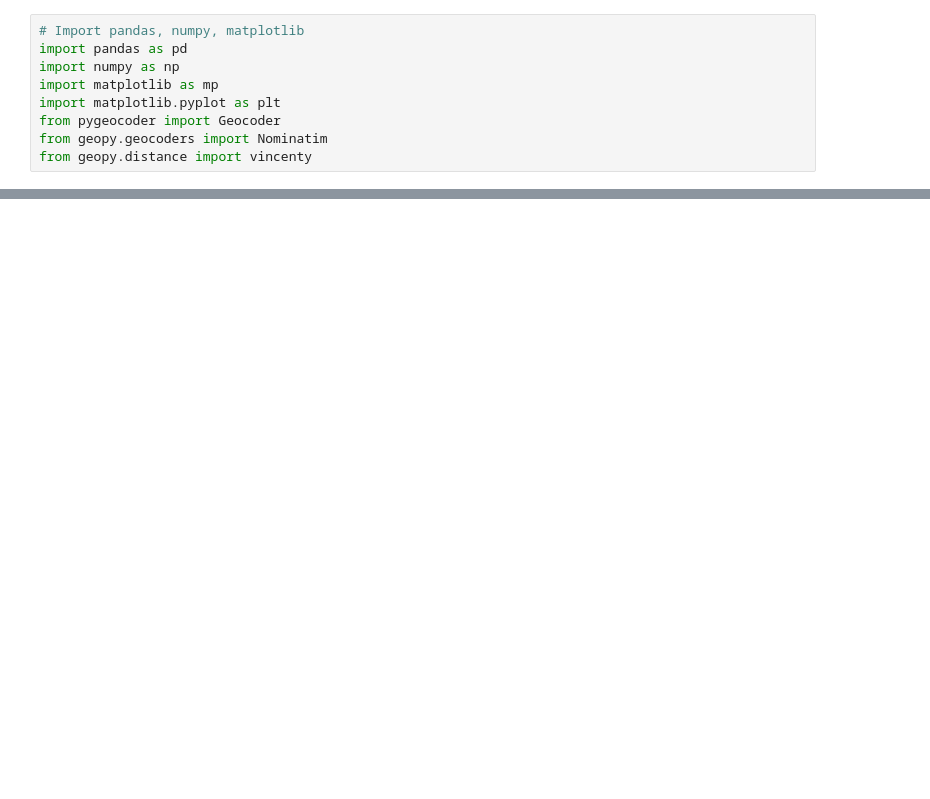
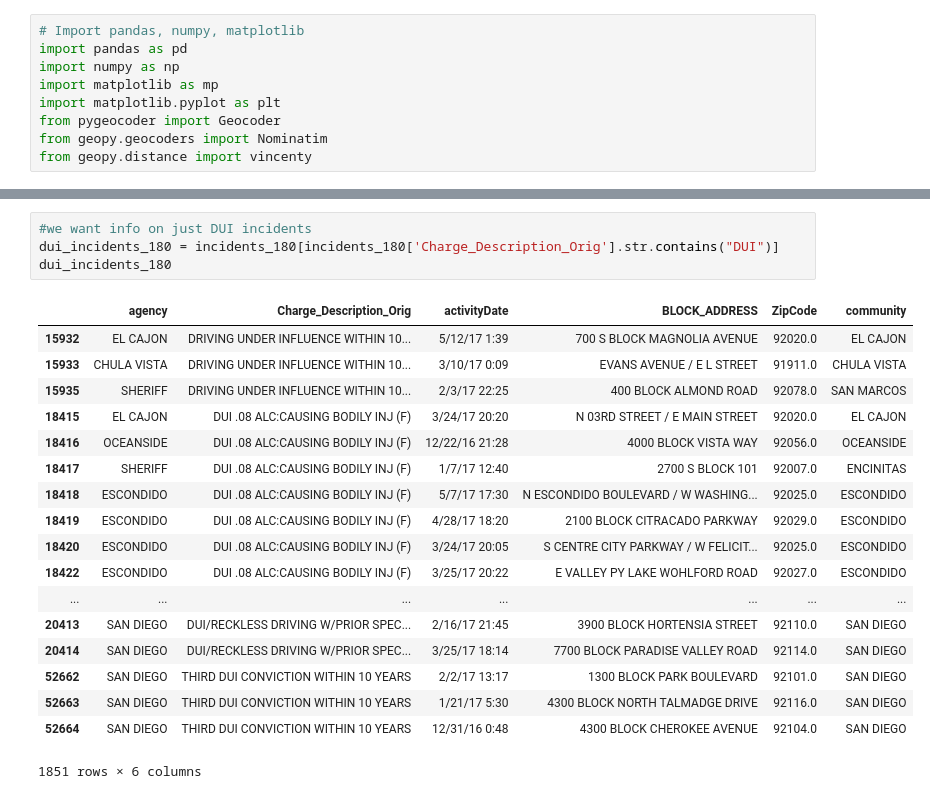
Before and after one commit to sarah-george/San-Diego-DUI-Crashes-and-Arrests, a Jupyter notebook: DUI_Notebook.ipynb, the cells around one changed output, grey strips where cells are left out. Saved outputs shown, nothing was run; the diff lists cells and outputs as text; blank space fills up the shorter version.

```diff
--- a/DUI_Notebook.ipynb
+++ b/DUI_Notebook.ipynb
@@ -18,0 +30,23 @@ incidents7_13.head(2)
+# %%
+#we want info on just DUI incidents
+dui_incidents_180 = incidents_180[incidents_180['Charge_Description_Orig'].str.contains("DUI")]
+dui_incidents_180
+# %% [output]
+|  | agency | Charge_Description_Orig | activityDate | BLOCK_ADDRESS | ZipCode | community |
+| 15932 | EL CAJON | DRIVING UNDER INFLUENCE WITHIN 10... | 5/12/17 1:39 | 700 S BLOCK MAGNOLIA AVENUE | 92020.0 | EL CAJON |
+| 15933 | CHULA VISTA | DRIVING UNDER INFLUENCE WITHIN 10... | 3/10/17 0:09 | EVANS AVENUE / E L STREET | 91911.0 | CHULA VISTA |
+| 15935 | SHERIFF | DRIVING UNDER INFLUENCE WITHIN 10... | 2/3/17 22:25 | 400 BLOCK ALMOND ROAD | 92078.0 | SAN MARCOS |
+| 18415 | EL CAJON | DUI .08 ALC:CAUSING BODILY INJ (F) | 3/24/17 20:20 | N 03RD STREET / E MAIN STREET | 92020.0 | EL CAJON |
+| 18416 | OCEANSIDE | DUI .08 ALC:CAUSING BODILY INJ (F) | 12/22/16 21:28 | 4000 BLOCK VISTA WAY | 92056.0 | OCEANSIDE |
+| 18417 | SHERIFF | DUI .08 ALC:CAUSING BODILY INJ (F) | 1/7/17 12:40 | 2700 S BLOCK 101 | 92007.0 | ENCINITAS |
+| 18418 | ESCONDIDO | DUI .08 ALC:CAUSING BODILY INJ (F) | 5/7/17 17:30 | N ESCONDIDO BOULEVARD / W WASHING... | 92025.0 | ESCONDIDO |
+| 18419 | ESCONDIDO | DUI .08 ALC:CAUSING BODILY INJ (F) | 4/28/17 18:20 | 2100 BLOCK CITRACADO PARKWAY | 92029.0 | ESCONDIDO |
+| 18420 | ESCONDIDO | DUI .08 ALC:CAUSING BODILY INJ (F) | 3/24/17 20:05 | S CENTRE CITY PARKWAY / W FELICIT... | 92025.0 | ESCONDIDO |
+| 18422 | ESCONDIDO | DUI .08 ALC:CAUSING BODILY INJ (F) | 3/25/17 20:22 | E VALLEY PY LAKE WOHLFORD ROAD | 92027.0 | ESCONDIDO |
+| ... | ... | ... | ... | ... | ... | ... |
+| 20413 | SAN DIEGO | DUI/RECKLESS DRIVING W/PRIOR SPEC... | 2/16/17 21:45 | 3900 BLOCK HORTENSIA STREET | 92110.0 | SAN DIEGO |
+| 20414 | SAN DIEGO | DUI/RECKLESS DRIVING W/PRIOR SPEC... | 3/25/17 18:14 | 7700 BLOCK PARADISE VALLEY ROAD | 92114.0 | SAN DIEGO |
+| 52662 | SAN DIEGO | THIRD DUI CONVICTION WITHIN 10 YEARS | 2/2/17 13:17 | 1300 BLOCK PARK BOULEVARD | 92101.0 | SAN DIEGO |
+| 52663 | SAN DIEGO | THIRD DUI CONVICTION WITHIN 10 YEARS | 1/21/17 5:30 | 4300 BLOCK NORTH TALMADGE DRIVE | 92116.0 | SAN DIEGO |
+| 52664 | SAN DIEGO | THIRD DUI CONVICTION WITHIN 10 YEARS | 12/31/16 0:48 | 4300 BLOCK CHEROKEE AVENUE | 92104.0 | SAN DIEGO |
+1851 rows × 6 columns
```
Also changed, not shown: parts of 15 cells of this notebook.
